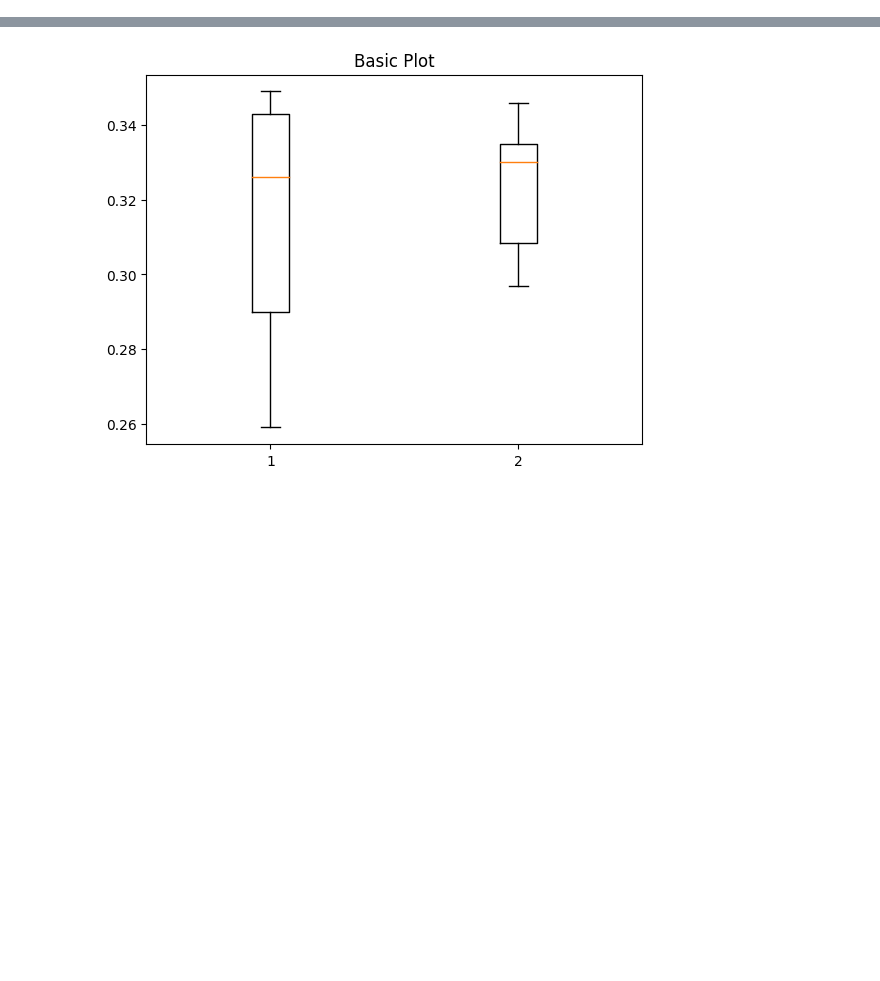
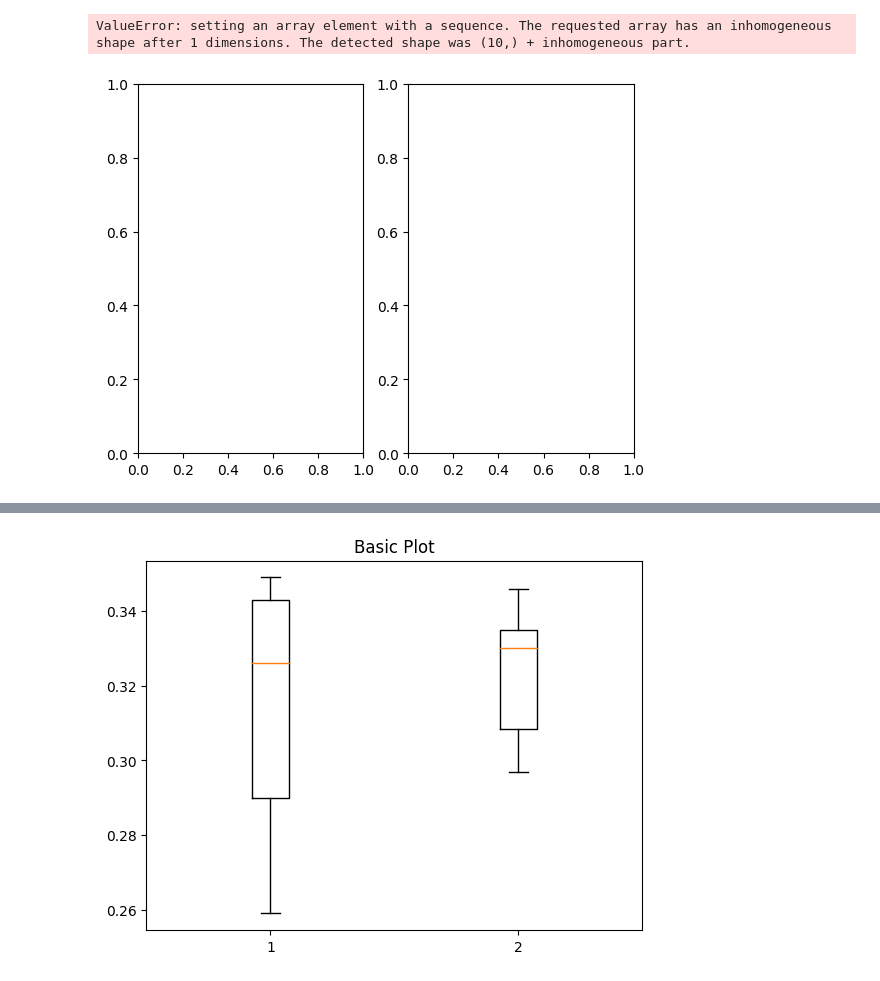
Before and after one commit to ViktorRakhmatulin/AirTouch, a Jupyter notebook: data_analysis.ipynb, the cells around one changed output, grey strips where cells are left out. Saved outputs shown, nothing was run; the diff lists cells and outputs as text; code cells hidden in the pictures; blank space fills up the shorter version.

```diff
--- a/data_analysis.ipynb
+++ b/data_analysis.ipynb
@@ -75,0 +122,21 @@ vis_data
+# %%
+# fig1, ax1 = plt.subplots()
+# ax1.set_title('Basic Plot')
+# ax1.boxplot([data_vis[:,0],data_prop[:,0]])
+# plt.show()
+data_all_vis = []
+data_all_prop = []
+for key,item in vis_data.items():
+    data_all_vis.append(item)
+
+for key,item in prop_data.items():
+    data_all_prop.append(item)
+
+fig1, ax = plt.subplots(1,2)
+# ax.set_title('Basic Plot')
+ax[0].boxplot(np.array(data_all_vis))
+# ax[1].boxplot([data_vis[:,0],data_prop[:,0]])
+plt.show()
+# %% [output]
+ValueError: setting an array element with a sequence. The requested array has an inhomogeneous shape after 1 dimensions. The detected shape was (10,) + inhomogeneous part.
+[figure, added]
```
Also changed, not shown: parts of 9 cells of this notebook.
